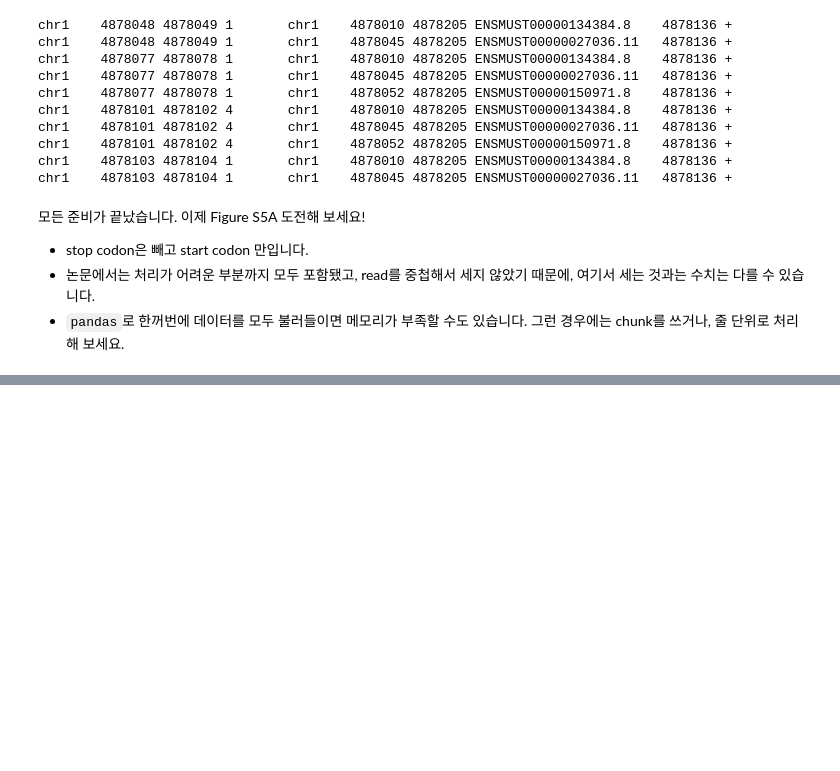
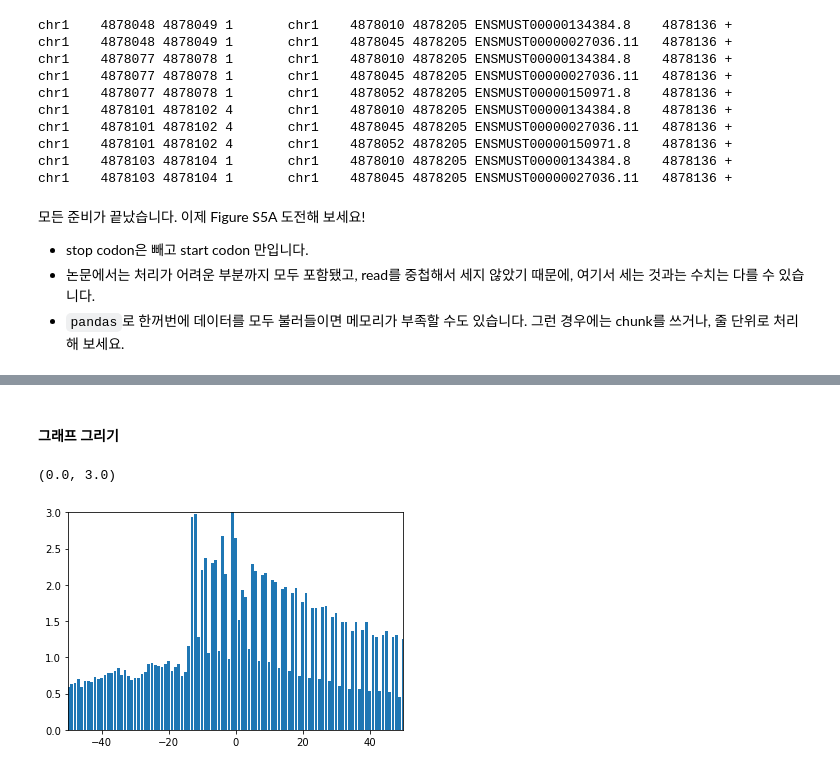
Before and after one commit to PMKYU98/BioInfo1_TermProject, a Jupyter notebook: CoLab_TermProj_2022-2.ipynb, the cells around one changed output, grey strips where cells are left out. Saved outputs shown, nothing was run; the diff lists cells and outputs as text; code cells hidden in the pictures; blank space fills up the shorter version.

```diff
--- a/CoLab_TermProj_2022-2.ipynb
+++ b/CoLab_TermProj_2022-2.ipynb
@@ -254,0 +257,3 @@ chr1    4878103 4878104 1       chr1    4878045 4878205 ENSMUST00000027036.11
+# %%
+colnames = ['CHR1', 'f_end1', 'f_end2', 'Cov', 'CHR2', 'st', 'ed', 'Transcript_ID', 'start_codon', 'strand']
+data = pd.read_csv('fivepcounts-filtered-RPF-siLuc.txt', sep='\t', names=colnames)
@@ -254,0 +276,2 @@ chr1    4878103 4878104 1       chr1    4878045 4878205 ENSMUST00000027036.11
+# %%
+data['relpos'] = data.apply(lambda r : r.f_end1 - r.start_codon, axis=1)
@@ -254,0 +294,13 @@ chr1    4878103 4878104 1       chr1    4878045 4878205 ENSMUST00000027036.11
+# %%
+storage = {}
+
+for index, row in data.iterrows():
+    value = row['relpos']
+    storage.setdefault(value, 0)
+    storage[value] += 1
+# %%
+sorted_storage = {}
+for key in sorted(storage.keys()):
+    sorted_storage[key] = storage[key]
+# %% [markdown]
+#### 그래프 그리기
@@ -254,0 +310,7 @@ chr1    4878103 4878104 1       chr1    4878045 4878205 ENSMUST00000027036.11
+# %%
+plt.bar(list(sorted_storage.keys()), [0.001 * x for x in list(sorted_storage.values())])
+plt.xlim(-50,50)
+plt.ylim(0, 3)
+# %% [output]
+(0.0, 3.0)
+[figure, added]
```
Also changed, not shown: parts of 11 cells of this notebook.
